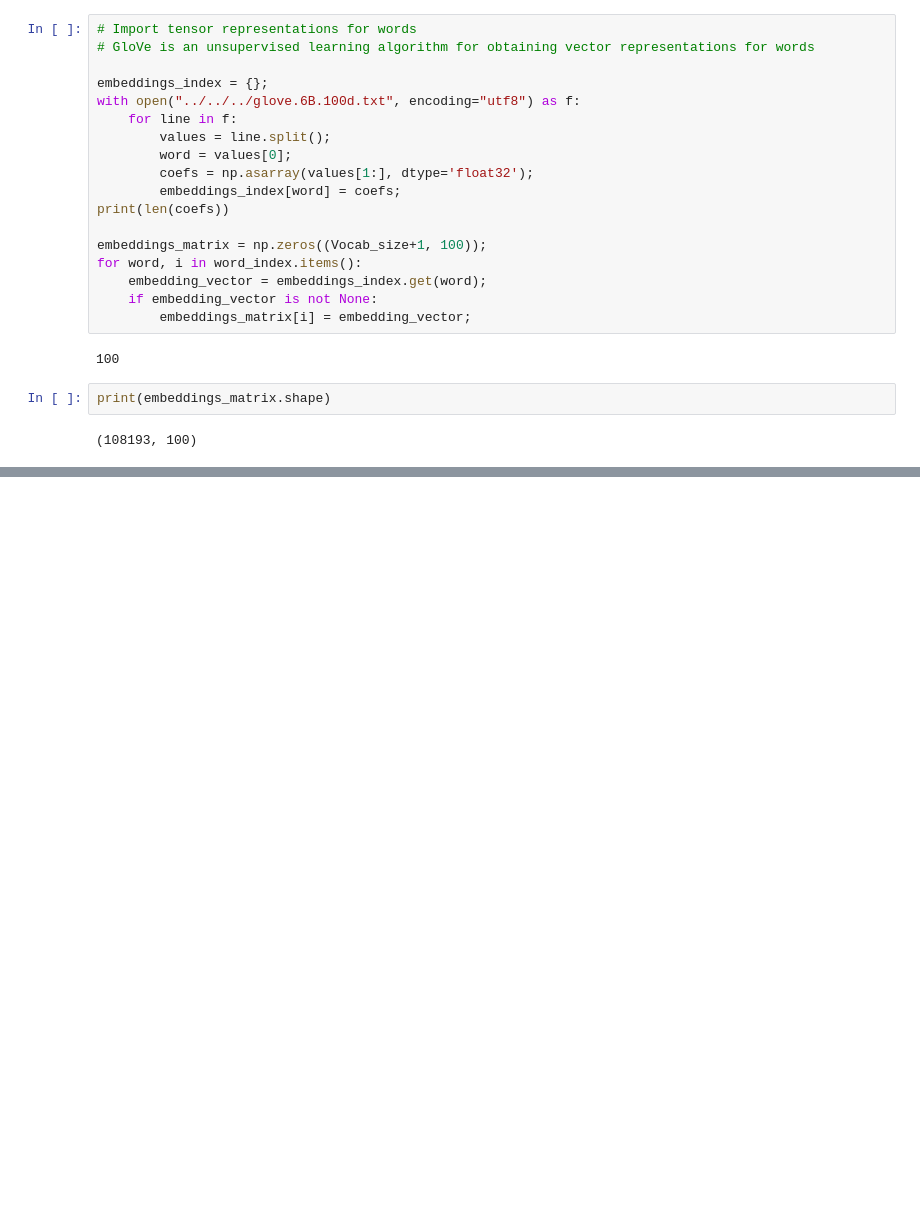
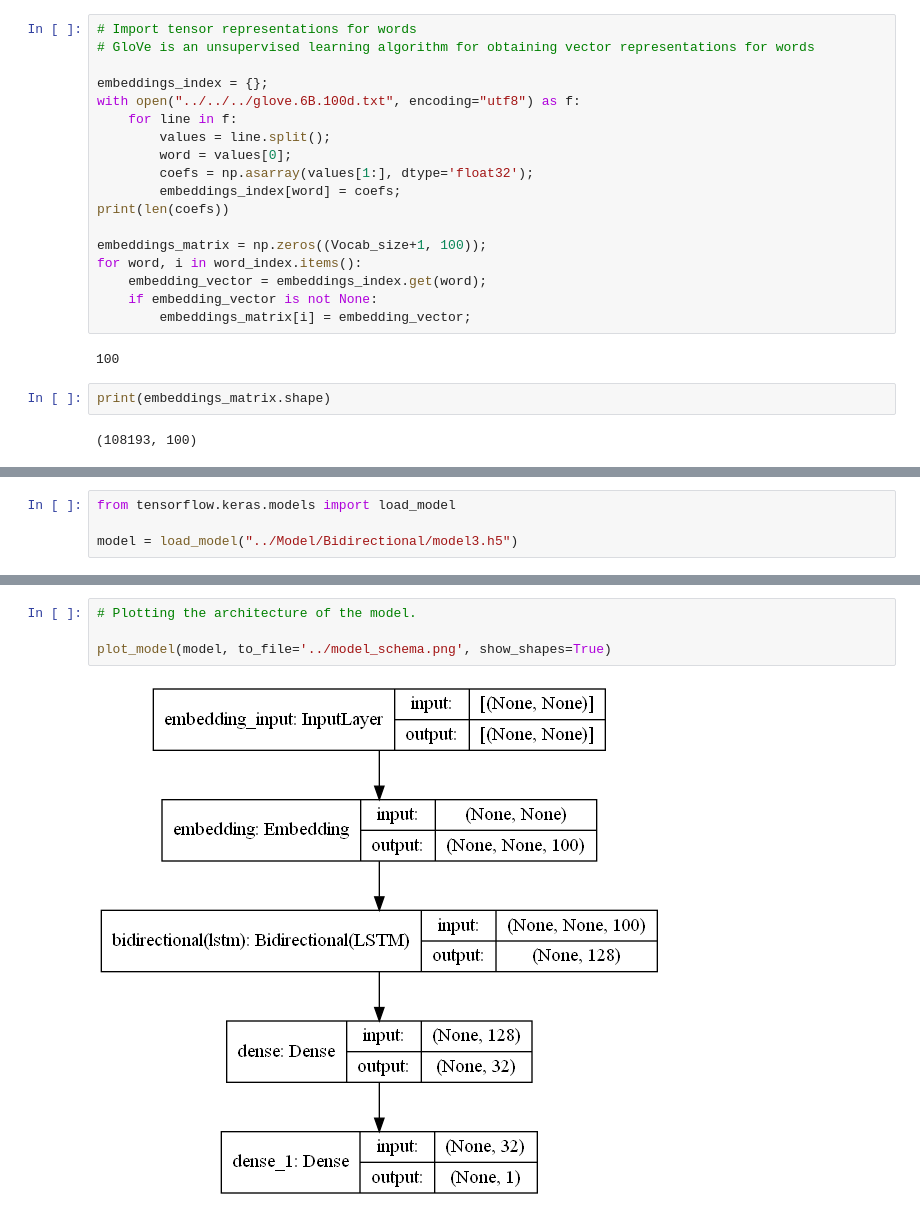
Before and after one commit to MouadNid01/FakeNewsDetection, a Jupyter notebook: Notebooks/Fake News Detection.ipynb, the cells around one changed output, grey strips where cells are left out. Saved outputs shown, nothing was run; the diff lists cells and outputs as text; blank space fills up the shorter version.

Commit message:
End of model training

```diff
--- a/Notebooks/Fake News Detection.ipynb
+++ b/Notebooks/Fake News Detection.ipynb
@@ -273,3 +335,7 @@ Epoch 10/10
+# %%
+from tensorflow.keras.models import load_model
+
+model = load_model("../Model/Bidirectional/model3.h5")
 # %%
 model.evaluate(X_test, Y_test)
 # %% [output]
@@ -294,0 +361,6 @@ Recall on testing set: 0.996455223880597
+# %%
+# Plotting the architecture of the model.
+
+plot_model(model, to_file='../model_schema.png', show_shapes=True)
+# %% [output]
+[figure, added]
```
Also changed, not shown: parts of 35 cells of this notebook, 2 other files.
